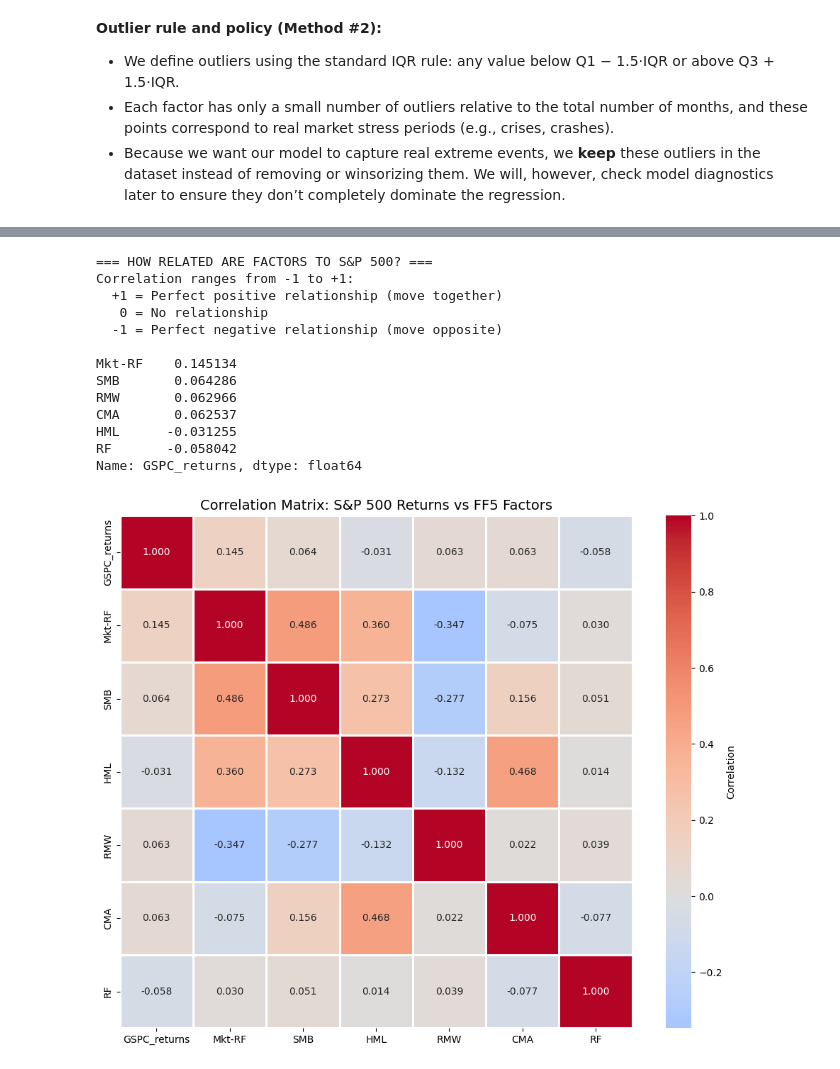
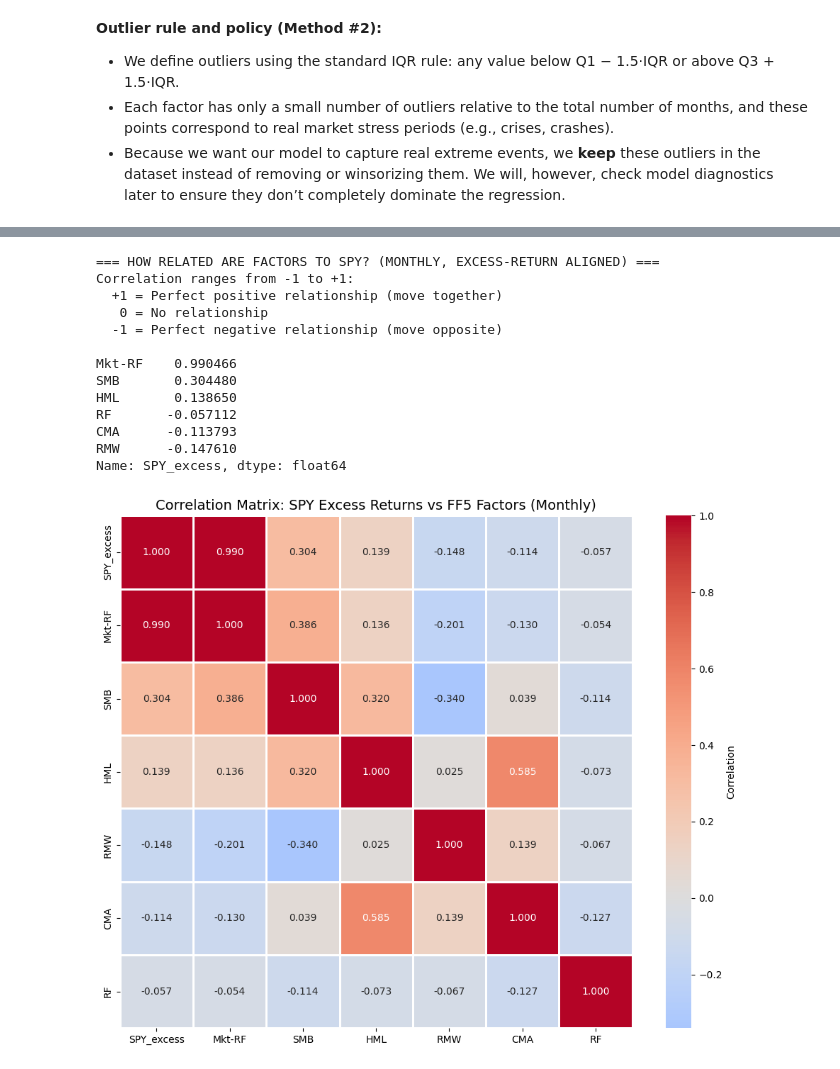
Before and after one commit to Rayhanpatel/MSML-602-Final-Project-alphafoundry-ff5-sp500, a Jupyter notebook: eda.ipynb, the cells around one changed output, grey strips where cells are left out. Drawn from its saved outputs; the diff is of its cells as text; code cells hidden in the pictures.

```diff
--- a/eda.ipynb
+++ b/eda.ipynb
@@ -5,15 +5,15 @@ import matplotlib.pyplot as plt
 import seaborn as sns
 from scipy.stats import pearsonr
 # %%
-# load Fama-French factor data
-ff5_data = pd.read_csv('data/raw/ff5_data.csv', index_col=0)
-ff5_data.index = pd.to_datetime(ff5_data.index, errors='coerce')
-ff5_data = ff5_data[ff5_data.index.notna()]
+ff5_data = pd.read_csv('data/raw/ff5_data.csv')
+ff5_data['Date'] = pd.to_datetime(ff5_data['Date'].astype(str), format='%Y%m%d', errors='coerce')
+ff5_data = ff5_data.dropna(subset=['Date']).set_index('Date').sort_index()
+ff5_data = ff5_data / 100.0
 
-# load S&P 500 returns
-gspc_returns = pd.read_csv('data/raw/gspc_monthly_returns.csv', index_col=0)
-gspc_returns.index = pd.to_datetime(gspc_returns.index, errors='coerce')
-gspc_returns = gspc_returns[gspc_returns.index.notna()]
+spy_returns = pd.read_csv('data/raw/spy_monthly_returns.csv', index_col=0)
+spy_returns.index = pd.to_datetime(spy_returns.index, errors='coerce')
+spy_returns = spy_returns[spy_returns.index.notna()]
+spy_returns = spy_returns.rename(columns={'SPY': 'SPY_returns'})
 
 sp500_returns = pd.read_csv('data/raw/market_data.csv', index_col=0)
 sp500_returns.index = pd.to_datetime(sp500_returns.index, errors='coerce')
@@ -21,7 +21,7 @@ sp500_returns = sp500_returns[sp500_returns.index.notna()]
 
 print("Data loaded successfully!")
 print(f"FF5 data: {ff5_data.shape}")
-print(f"GSPC returns: {gspc_returns.shape}")
+print(f"SPY returns: {spy_returns.shape}")
 print(f"SP500 returns: {sp500_returns.shape}")
 # %% [output]
 Data loaded successfully!
@@ -359,60 +380,48 @@ RF: 0 outliers (lower=-0.0150, upper=0.0250)
 # %%
-# Combine GSPC returns with FF5 factors
-combined = pd.DataFrame(gspc_returns)
-combined.rename(columns={'^GSPC': 'GSPC_returns'}, inplace=True)
-# combined = combined.join(ff5_data[['Mkt-RF', 'SMB', 'HML', 'RMW', 'CMA', 'RF']], on='Date', how='left')
+combined = pd.DataFrame(spy_returns)
+combined = combined.join(ff5_monthly[['Mkt-RF', 'SMB', 'HML', 'RMW', 'CMA', 'RF']], how='inner')
 
-# Join on the datetime index (dates are already the index in both dataframes)
-combined = combined.join(ff5_data[['Mkt-RF', 'SMB', 'HML', 'RMW', 'CMA', 'RF']], how='left')
+# Use SPY excess returns to match the definition of Mkt-RF (market excess return)
+combined['SPY_excess'] = combined['SPY_returns'] - combined['RF']
 
-
-
-print("\n=== HOW RELATED ARE FACTORS TO S&P 500? ===")
+print("\n=== HOW RELATED ARE FACTORS TO SPY? (MONTHLY, EXCESS-RETURN ALIGNED) ===")
 print("Correlation ranges from -1 to +1:")
 print("  +1 = Perfect positive relationship (move together)")
 print("   0 = No relationship")
 print("  -1 = Perfect negative relationship (move opposite)\n")
 
-correlations = combined.corr()['GSPC_returns'].drop('GSPC_returns').sort_values(ascending=False)
+correlations = combined.corr()['SPY_excess'].drop(['SPY_returns', 'SPY_excess']).sort_values(ascending=False)
 print(correlations)
 
-# Correlation heatmap (covariance matrix visualization)
 plt.figure(figsize=(10, 8))
-sns.heatmap(combined.corr(), annot=True, cmap='coolwarm', center=0,
+cols = ['SPY_excess', 'Mkt-RF', 'SMB', 'HML', 'RMW', 'CMA', 'RF']
+sns.heatmap(combined[cols].corr(), annot=True, cmap='coolwarm', center=0,
             fmt='.3f', square=True, linewidths=1, cbar_kws={'label': 'Correlation'})
-plt.title('Correlation Matrix: S&P 500 Returns vs FF5 Factors', fontsize=14)
+plt.title('Correlation Matrix: SPY Excess Returns vs FF5 Factors (Monthly)', fontsize=14)
 plt.tight_layout()
 plt.show()
 
-# Simple interpretation
 print("\n=== WHAT DOES THIS MEAN? ===")
 strongest = correlations.abs().idxmax()
 print(f"Strongest relationship: {strongest} (correlation = {correlations[strongest]:.3f})")
-print(f"This factor moves most closely with S&P 500 returns")
+print("This factor moves most closely with SPY excess returns")
 
 weakest = correlations.abs().idxmin()
 print(f"\nWeakest relationship: {weakest} (correlation = {correlations[weakest]:.3f})")
-print(f"This factor has little connection to S&P 500 returns")
-
-print("\n=== CORRELATION MATRIX INTERPRETATION ===")
-print("The heatmap shows how all variables relate to each other:")
-print("- Diagonal (1.0): Each variable perfectly correlates with itself")
-print("- Red colors: Positive correlation (move together)")
-print("- Blue colors: Negative correlation (move opposite)")
-print("- White/light colors: Weak or no correlation")
+print("This factor has little connection to SPY excess returns")
 # %% [output]
-=== HOW RELATED ARE FACTORS TO S&P 500? ===
+=== HOW RELATED ARE FACTORS TO SPY? (MONTHLY, EXCESS-RETURN ALIGNED) ===
 Correlation ranges from -1 to +1:
   +1 = Perfect positive relationship (move together)
    0 = No relationship
   -1 = Perfect negative relationship (move opposite)
 
-Mkt-RF    0.145134
-SMB       0.064286
-RMW       0.062966
-CMA       0.062537
-HML      -0.031255
-RF       -0.058042
-Name: GSPC_returns, dtype: float64
+Mkt-RF    0.990466
+SMB       0.304480
+HML       0.138650
+RF       -0.057112
+CMA      -0.113793
+RMW      -0.147610
+Name: SPY_excess, dtype: float64
-[figure, old version]
+[figure, new version]
 === WHAT DOES THIS MEAN? ===
```
Also changed, not shown: parts of 17 cells of this notebook, 29 other files.
